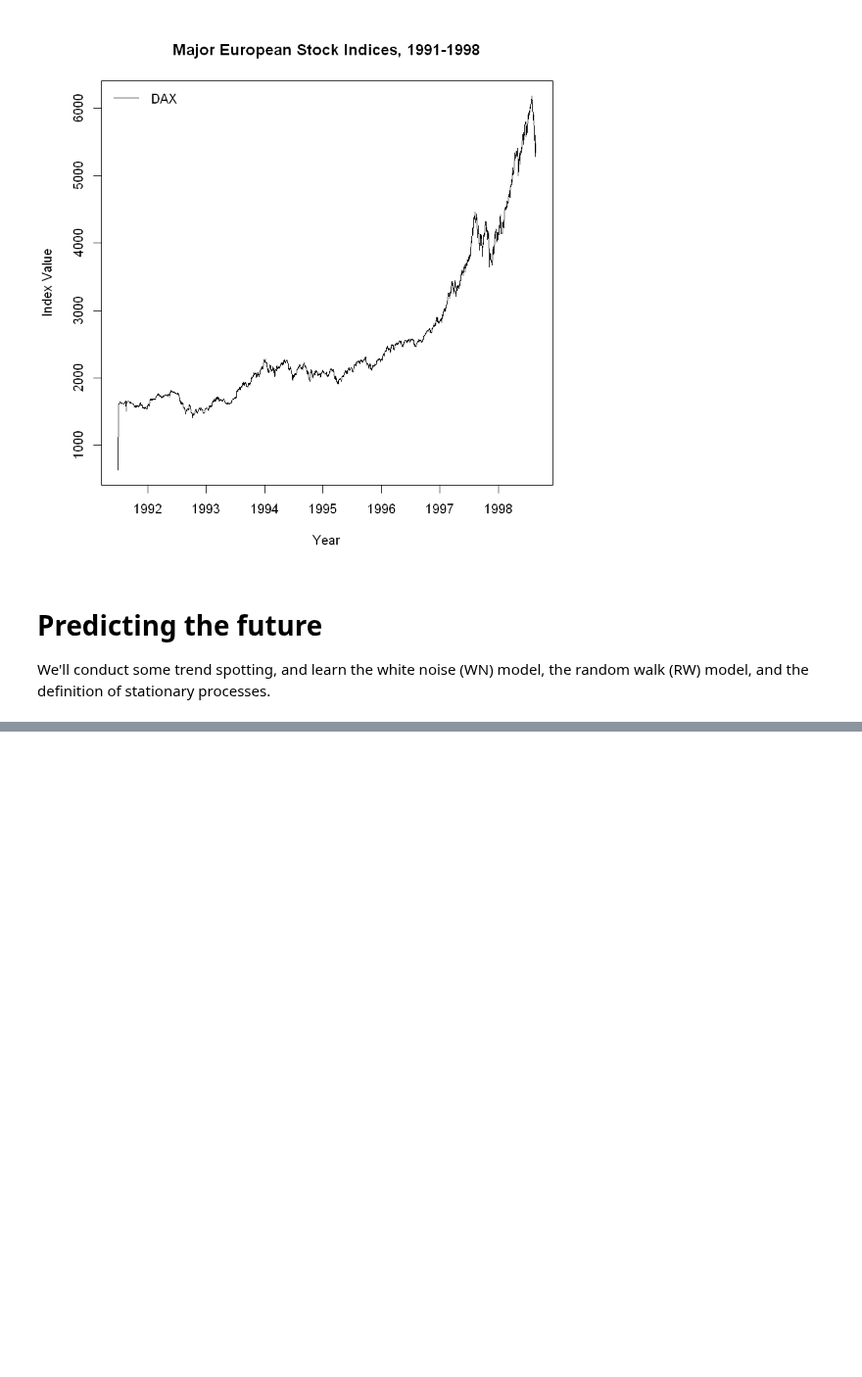
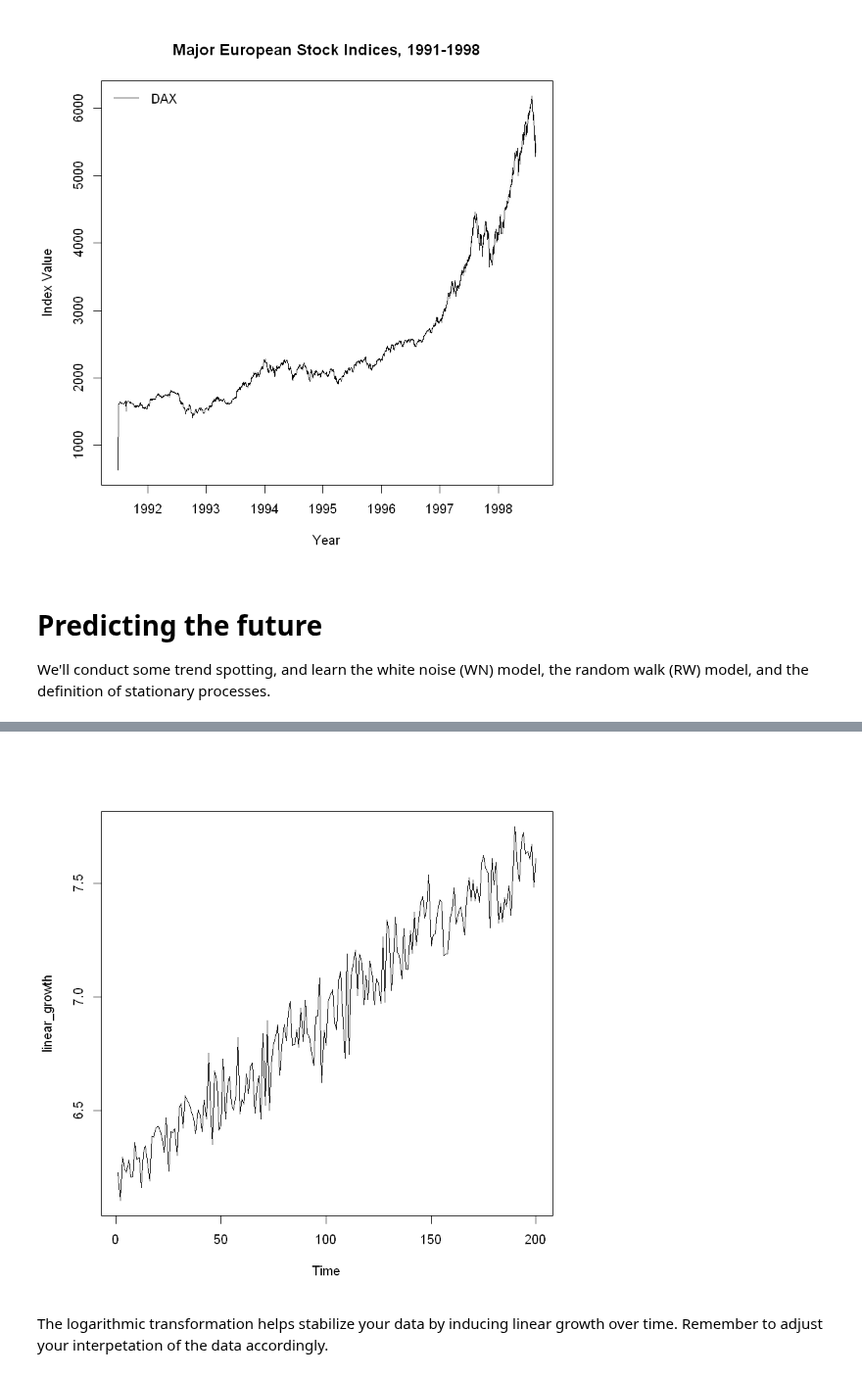
Before and after one commit to iamjz/R-Data, a Jupyter notebook: Time Series Introduction.ipynb, the cells around one changed output, grey strips where cells are left out. Shown at 98% size. Drawn from its saved outputs; the diff is of its cells as text; code cells hidden in the pictures; blank space fills up the shorter version.

```diff
--- a/Time Series Introduction.ipynb
+++ b/Time Series Introduction.ipynb
@@ -1096,0 +1141,7 @@ We'll conduct some trend spotting, and learn the white noise (WN) model, the ran
+# %%
+linear_growth <- log(rapid_growth)
+ts.plot(linear_growth)
+# %% [output]
+[figure, added]
+# %% [markdown]
+The logarithmic transformation helps stabilize your data by inducing linear growth over time. Remember to adjust your interpetation of the data accordingly.
```
Also changed, not shown: parts of 4 cells of this notebook.
